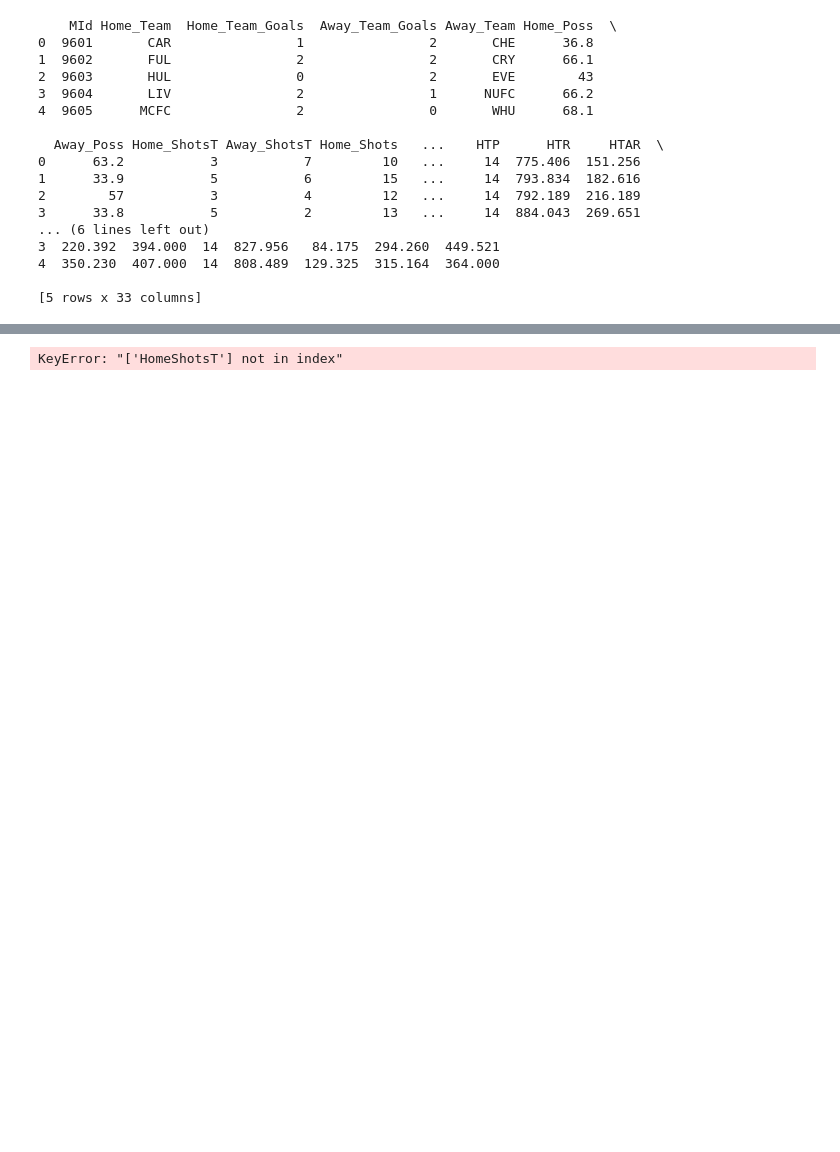
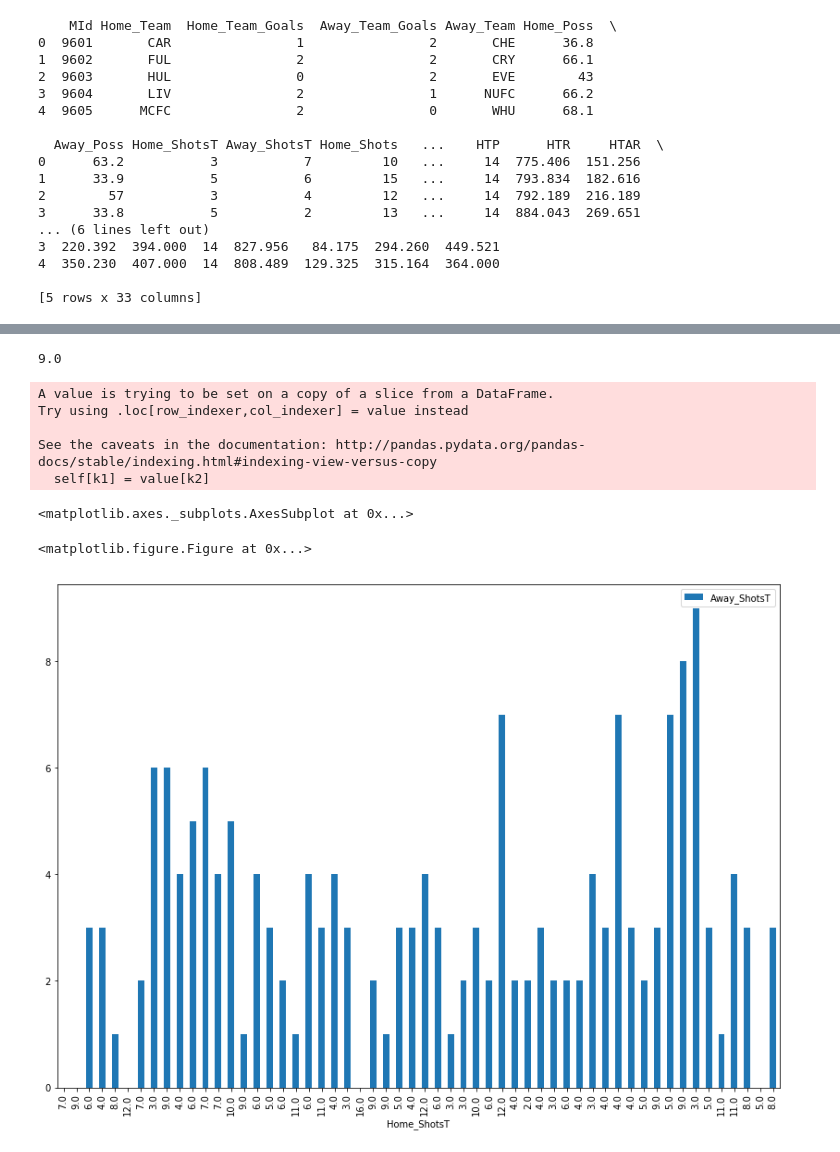
Before and after one commit to shriya17/Prolego, a Jupyter notebook: Analysis/Untitled.ipynb, the cells around one changed output, grey strips where cells are left out. Drawn from its saved outputs; the diff is of its cells as text; code cells hidden in the pictures; blank space fills up the shorter version.

```diff
--- a/Analysis/Untitled.ipynb
+++ b/Analysis/Untitled.ipynb
@@ -114,5 +101,3 @@ plt.show()
 [figure]
 # %%
-print df_zero_goals[
+print df_zero_goals[['Home_Shots','Home_ShotsT']]
-# %% [output]
-KeyError: "['HomeShotsT'] not in index"
@@ -118,0 +120,18 @@ KeyError: "['HomeShotsT'] not in index"
+# %%
+df_goals = pd.DataFrame()
+df_goals = df_copy[(df_copy['Home_Team']=="MCFC") | (df_copy["Home_Team"] == "Man City")]
+#print df_goals['Away_ShotsT']
+plt.figure()
+df_goals[['Away_ShotsT','Home_ShotsT']] = df_goals[['Away_ShotsT','Home_ShotsT']].astype(float)
+print df_goals['Away_ShotsT'].max()
+df_goals.plot(kind='bar',x='Home_ShotsT',y='Away_ShotsT',figsize=(14,10))
+# %% [output]
+9.0
+A value is trying to be set on a copy of a slice from a DataFrame.
+Try using .loc[row_indexer,col_indexer] = value instead
+
+See the caveats in the documentation: http://pandas.pydata.org/pandas-docs/stable/indexing.html#indexing-view-versus-copy
+  self[k1] = value[k2]
+<matplotlib.axes._subplots.AxesSubplot at 0x...>
+<matplotlib.figure.Figure at 0x...>
+[figure, added]
```
Also changed, not shown: parts of 12 cells of this notebook.
